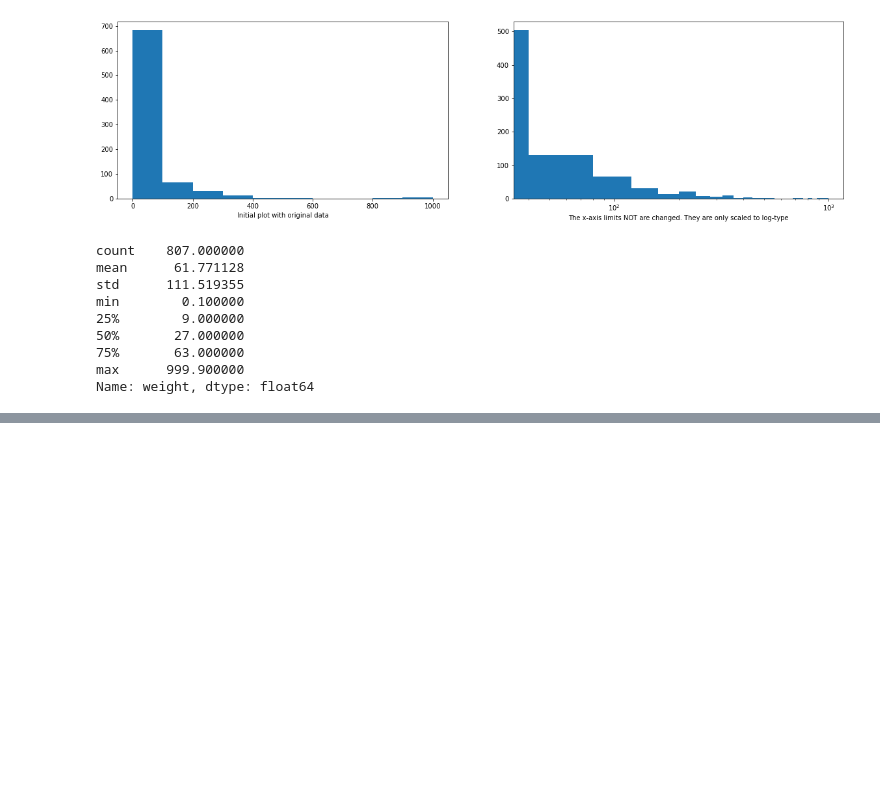
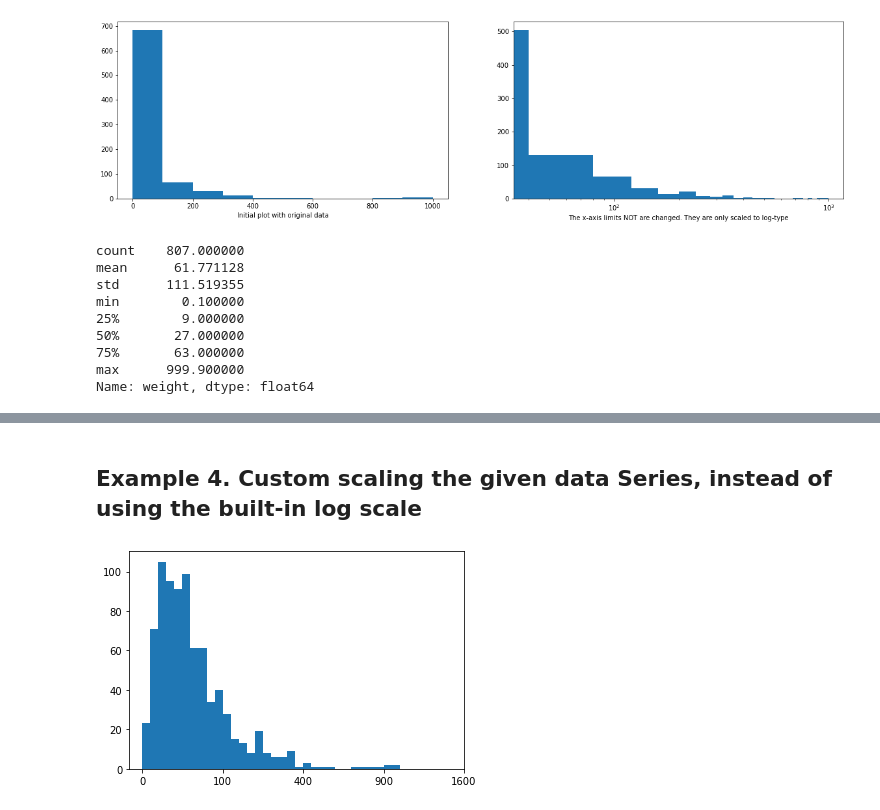
Before and after one commit to Jhorn-spec/PRO_Python, a Jupyter notebook: data-analysis-python/module3_Matplotlib_and_Seaborn/07_Scales_and_Transformations.ipynb, the cells around one changed output, grey strips where cells are left out. Drawn from its saved outputs; the diff is of its cells as text; code cells hidden in the pictures; blank space fills up the shorter version.

```diff
--- a/data-analysis-python/module3_Matplotlib_and_Seaborn/07_Scales_and_Transformations.ipynb
+++ b/data-analysis-python/module3_Matplotlib_and_Seaborn/07_Scales_and_Transformations.ipynb
@@ -54,0 +128,23 @@ Name: weight, dtype: float64
+# %% [markdown]
+## Example 4. Custom scaling the given data Series, instead of using the built-in log scale
+# %%
+def sqrt_trans(x, inverse = False):
+    """ transformation helper function """
+    if not inverse:
+        return np.sqrt(x)
+    else:
+        return x ** 2
+
+## Bin resizing, to transform the x-axis
+bin_edges = np.arange(0, sqrt_trans(pokemon['weight'].max())+1, 1)
+
+## Plot the scaled data
+plt.hist(pokemon['weight'].apply(sqrt_trans), bins = bin_edges)
+
+## Identify the tick-locations
+tick_locs = np.arange(0, sqrt_trans(pokemon['weight'].max())+10, 10)
+
+## Apply x-ticks
+plt.xticks(tick_locs, sqrt_trans(tick_locs, inverse = True).astype(int));
+# %% [output]
+[figure, added]
```
Also changed, not shown: parts of 9 cells of this notebook, 11 other files.
